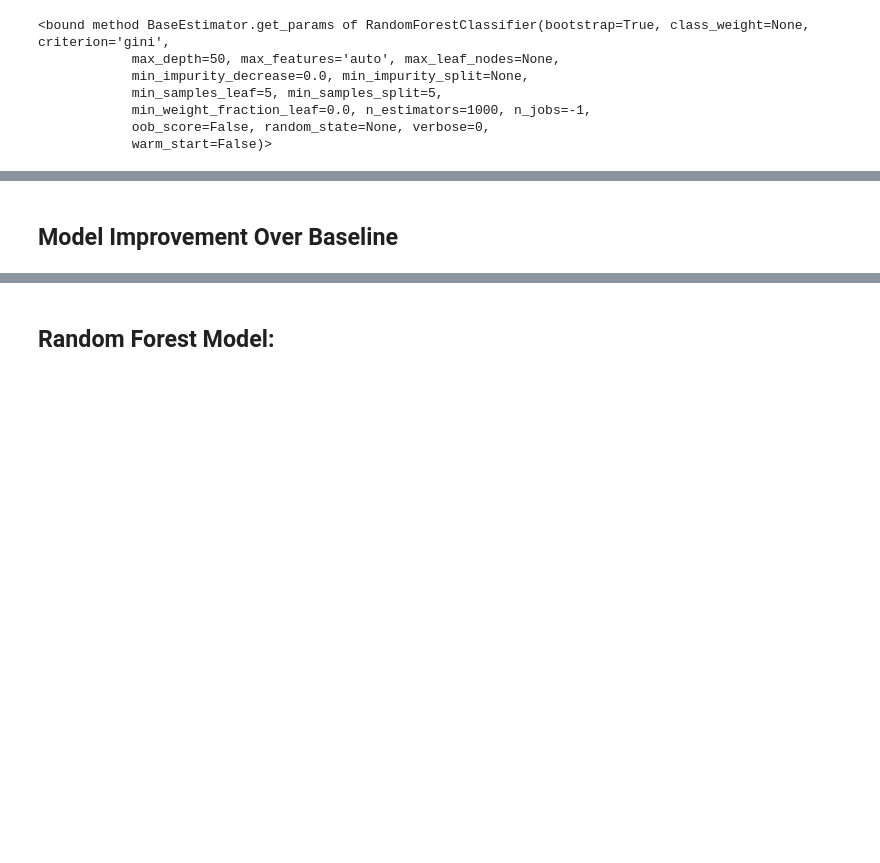
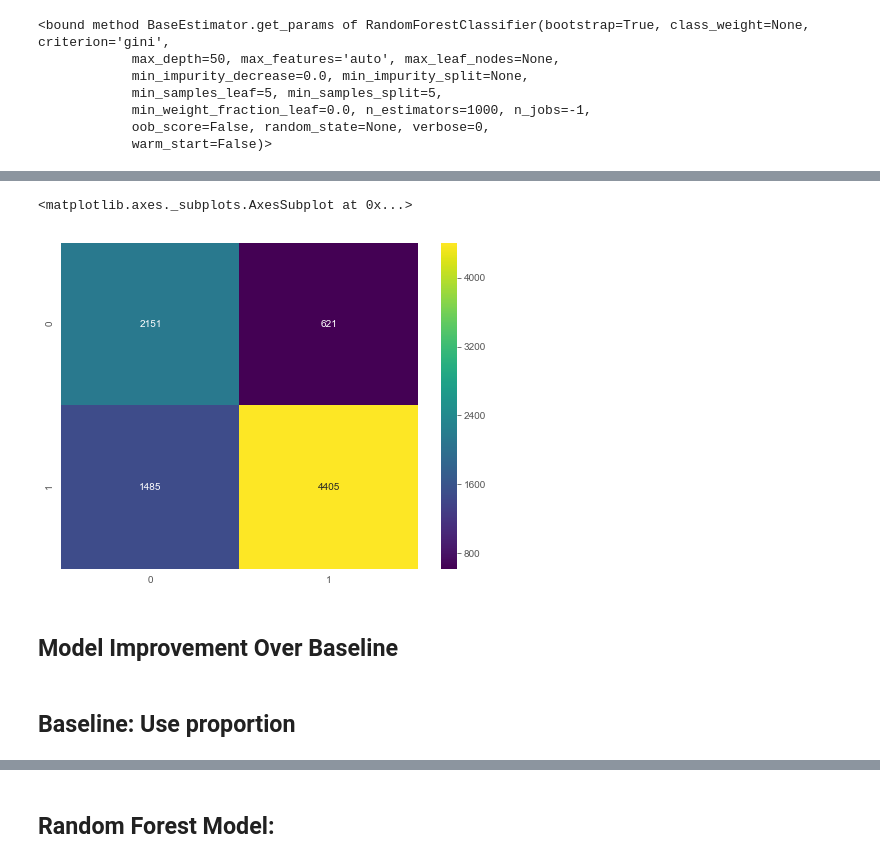
Before and after one commit to jeremymiller00/Predicting-Success-in-Online-Education, a Jupyter notebook: models/random_forest_completion_first_quarter.ipynb, the cells around one changed output, grey strips where cells are left out. Drawn from its saved outputs; the diff is of its cells as text; code cells hidden in the pictures; blank space fills up the shorter version.

```diff
--- a/models/random_forest_completion_first_quarter.ipynb
+++ b/models/random_forest_completion_first_quarter.ipynb
@@ -1,12 +1,16 @@
 # %%
 import pandas as pd
 import pickle
+from sklearn.ensemble import RandomForestClassifier
 from sklearn.preprocessing import StandardScaler
 import numpy as np
+from rfpimp import *
 import pandas as pd
 from sklearn.metrics import recall_score, roc_auc_score, roc_curve, confusion_matrix, classification_report, accuracy_score
 import collections as c
 import matplotlib.pyplot as plt
+import seaborn as sns
+sns.set_style(style='darkgrid')
 plt.style.use('ggplot')
 font = {'size'   : 30}
 plt.rc('font', **font)
@@ -108,8 +117,16 @@ Recall Score: 0.7568690833525744
 Confusion Matrix:
  [[2151  621]
  [1485 4405]]
+# %%
+plt.figure(figsize=(8,6))
+sns.heatmap(conf_mat, annot=conf_mat, cmap='viridis', fmt='d')
+# %% [output]
+<matplotlib.axes._subplots.AxesSubplot at 0x...>
+[figure, added]
 # %% [markdown]
 ## Model Improvement Over Baseline
+# %% [markdown]
+## Baseline: Use proportion
 # %%
 proportion = y_test.sum() / y_test.shape[0] # proportion of student who do not complete
 baseline_probas = np.array([proportion] * len(y_test)) # baseline probability
```
Also changed, not shown: parts of 20 cells of this notebook, 1 other file.
